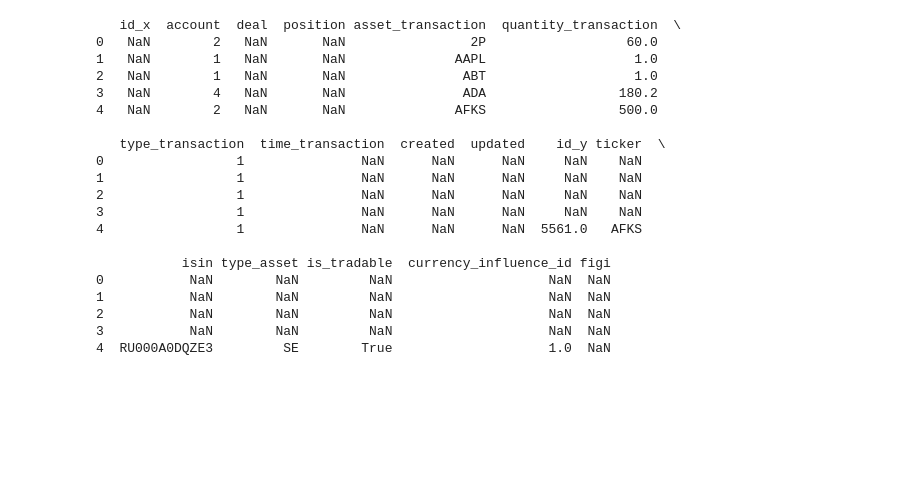
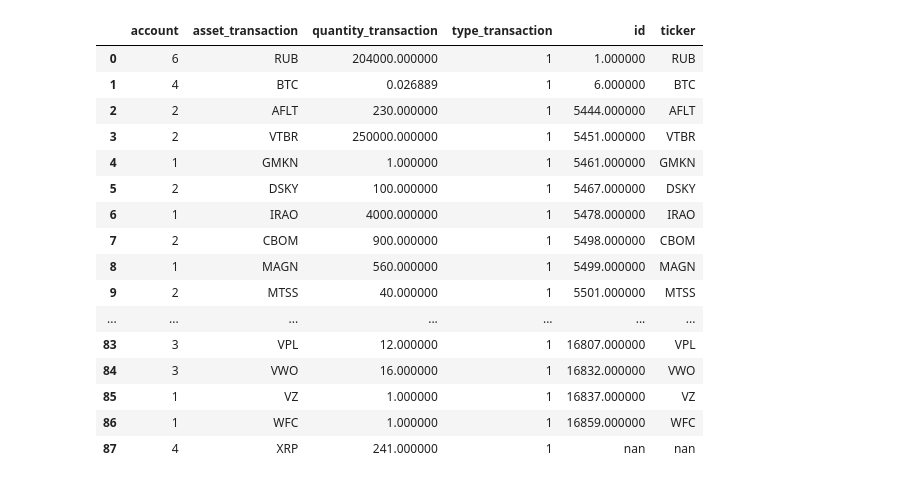
Before and after one commit to Pavelprof/dafiles, a Jupyter notebook: joining_tables.ipynb, the cells around one changed output. Cells and saved outputs as stored; diff of their text form; code cells hidden in the pictures; blank space fills up the shorter version.

```diff
--- a/joining_tables.ipynb
+++ b/joining_tables.ipynb
@@ -2,35 +2,32 @@
 import pandas as pd
 # %%
 # Загрузка данных из Excel-файла в две таблицы
-df_import = pd.read_excel(r'C:\Users\Павел\Desktop\import22.xlsx', sheet_name='import')
-df_dict = pd.read_excel(r'C:\Users\Павел\Desktop\import22.xlsx', sheet_name='dict')
+df_import = pd.read_excel(r'C:\Users\Павел\Desktop\import_merged_data.xlsx', sheet_name='import')
+df_dict = pd.read_excel(r'C:\Users\Павел\Desktop\import_merged_data.xlsx', sheet_name='dict')
 
 # Осуществление JOIN по столбцам asset_transaction и ticker
 merged_df = pd.merge(df_import, df_dict, left_on='asset_transaction', right_on='ticker', how='left')
 
 # Сохранение результата в новую таблицу
 merged_df.to_excel(r'C:\Users\Павел\Desktop\merged_data.xlsx', index=False)
 
-# Вывод первых 5 строк объединенной таблицы для проверки результата
-print(merged_df.head())
+# Отобразить получившуюся таблицу
+merged_df.style
 # %% [output]
-   id_x  account  deal  position asset_transaction  quantity_transaction  \
-0   NaN        2   NaN       NaN                2P                  60.0
-1   NaN        1   NaN       NaN              AAPL                   1.0
-2   NaN        1   NaN       NaN               ABT                   1.0
-3   NaN        4   NaN       NaN               ADA                 180.2
-4   NaN        2   NaN       NaN              AFKS                 500.0
-
-   type_transaction  time_transaction  created  updated    id_y ticker  \
-0                 1               NaN      NaN      NaN     NaN    NaN
-1                 1               NaN      NaN      NaN     NaN    NaN
-2                 1               NaN      NaN      NaN     NaN    NaN
-3                 1               NaN      NaN      NaN     NaN    NaN
-4                 1               NaN      NaN      NaN  5561.0   AFKS
-
-           isin type_asset is_tradable  currency_influence_id figi
-0           NaN        NaN         NaN                    NaN  NaN
-1           NaN        NaN         NaN                    NaN  NaN
-2           NaN        NaN         NaN                    NaN  NaN
-3           NaN        NaN         NaN                    NaN  NaN
-4  RU000A0DQZE3         SE        True                    1.0  NaN
+|  | account | asset_transaction | quantity_transaction | type_transaction | id | ticker |
+| 0 | 6 | RUB | 204000.000000 | 1 | 1.000000 | RUB |
+| 1 | 4 | BTC | 0.026889 | 1 | 6.000000 | BTC |
+| 2 | 2 | AFLT | 230.000000 | 1 | 5444.000000 | AFLT |
+| 3 | 2 | VTBR | 250000.000000 | 1 | 5451.000000 | VTBR |
+| 4 | 1 | GMKN | 1.000000 | 1 | 5461.000000 | GMKN |
+| 5 | 2 | DSKY | 100.000000 | 1 | 5467.000000 | DSKY |
+| 6 | 1 | IRAO | 4000.000000 | 1 | 5478.000000 | IRAO |
+| 7 | 2 | CBOM | 900.000000 | 1 | 5498.000000 | CBOM |
+| 8 | 1 | MAGN | 560.000000 | 1 | 5499.000000 | MAGN |
+| 9 | 2 | MTSS | 40.000000 | 1 | 5501.000000 | MTSS |
+| ... | ... | ... | ... | ... | ... | ... |
+| 83 | 3 | VPL | 12.000000 | 1 | 16807.000000 | VPL |
+| 84 | 3 | VWO | 16.000000 | 1 | 16832.000000 | VWO |
+| 85 | 1 | VZ | 1.000000 | 1 | 16837.000000 | VZ |
+| 86 | 1 | WFC | 1.000000 | 1 | 16859.000000 | WFC |
+| 87 | 4 | XRP | 241.000000 | 1 | nan | nan |
```
Also changed, not shown: 1 other file.
